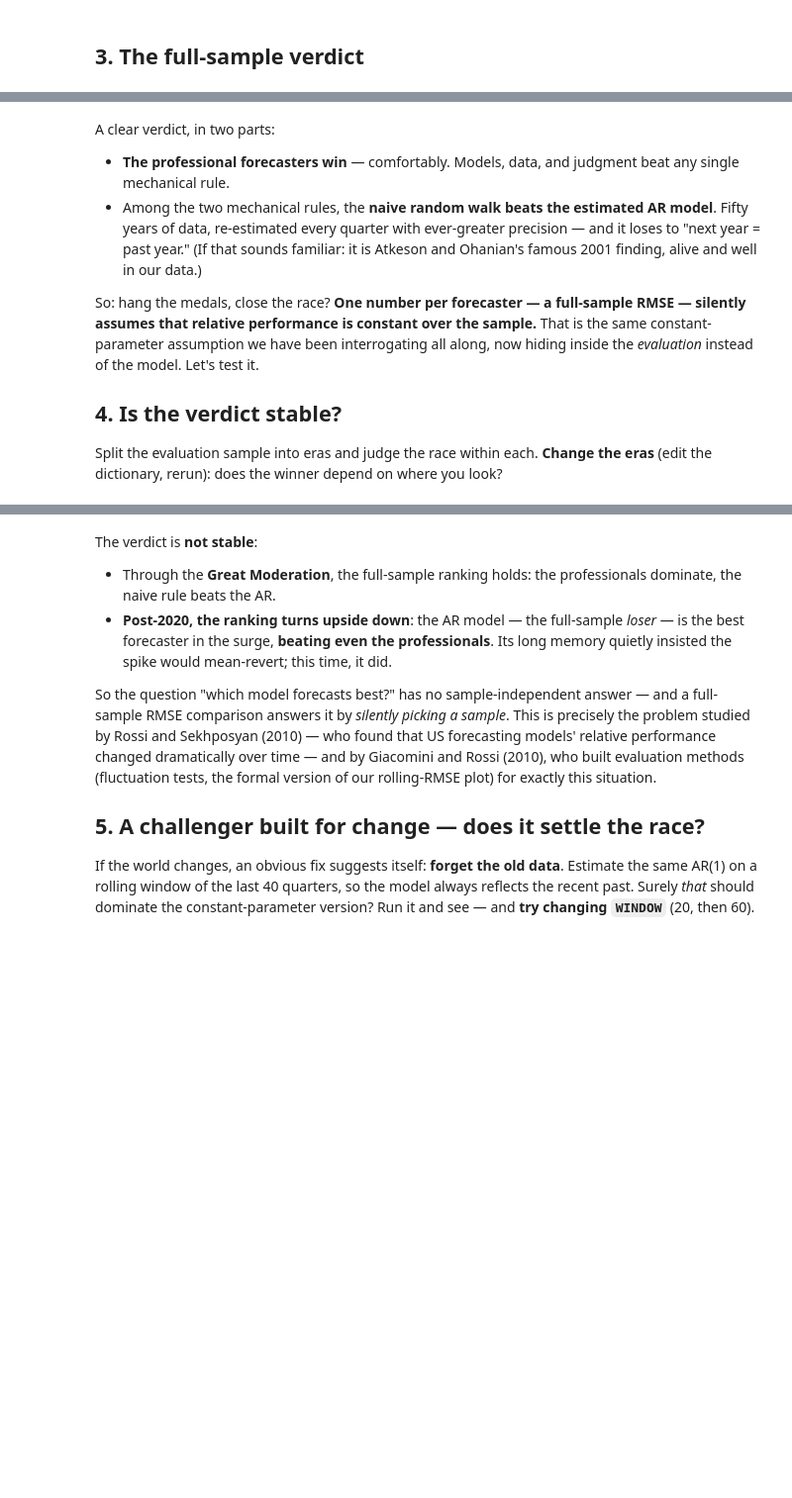
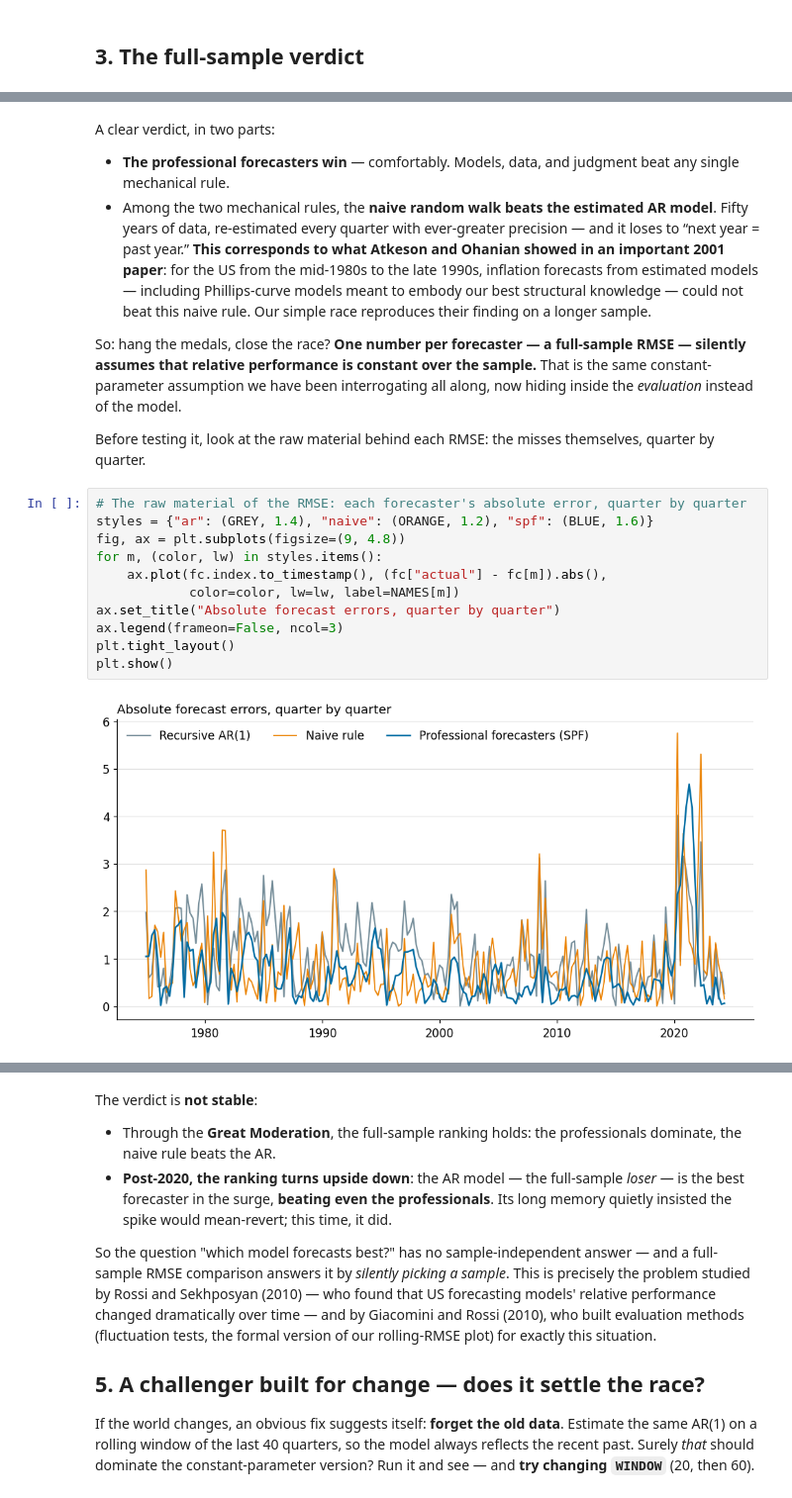
Before and after one commit to mortentabor/structural-change-seminar, a Jupyter notebook: notebooks/07-forecasting-horserace.ipynb, the cells around one changed output, grey strips where cells are left out. Shown at 99% size. Drawn from its saved outputs; the diff is of its cells as text; blank space fills up the shorter version.

```diff
--- a/notebooks/07-forecasting-horserace.ipynb
+++ b/notebooks/07-forecasting-horserace.ipynb
@@ -107,10 +118,21 @@ Name: RMSE, full sample, dtype: float64
 A clear verdict, in two parts:
 
 - **The professional forecasters win** — comfortably. Models, data, and judgment beat any single mechanical rule.
-- Among the two mechanical rules, the **naive random walk beats the estimated AR model**. Fifty years of data, re-estimated every quarter with ever-greater precision — and it loses to "next year = past year." (If that sounds familiar: it is Atkeson and Ohanian's famous 2001 finding, alive and well in our data.)
+- Among the two mechanical rules, the **naive random walk beats the estimated AR model**. Fifty years of data, re-estimated every quarter with ever-greater precision — and it loses to “next year = past year.” **This corresponds to what Atkeson and Ohanian showed in an important 2001 paper**: for the US from the mid-1980s to the late 1990s, inflation forecasts from estimated models — including Phillips-curve models meant to embody our best structural knowledge — could not beat this naive rule. Our simple race reproduces their finding on a longer sample.
 
-So: hang the medals, close the race? **One number per forecaster — a full-sample RMSE — silently assumes that relative performance is constant over the sample.** That is the same constant-parameter assumption we have been interrogating all along, now hiding inside the *evaluation* instead of the model. Let's test it.
+So: hang the medals, close the race? **One number per forecaster — a full-sample RMSE — silently assumes that relative performance is constant over the sample.** That is the same constant-parameter assumption we have been interrogating all along, now hiding inside the *evaluation* instead of the model.
 
-## 4. Is the verdict stable?
-
-Split the evaluation sample into eras and judge the race within each. **Change the eras** (edit the dictionary, rerun): does the winner depend on where you look?
+Before testing it, look at the raw material behind each RMSE: the misses themselves, quarter by quarter.
+# %%
+# The raw material of the RMSE: each forecaster's absolute error, quarter by quarter
+styles = {"ar": (GREY, 1.4), "naive": (ORANGE, 1.2), "spf": (BLUE, 1.6)}
+fig, ax = plt.subplots(figsize=(9, 4.8))
+for m, (color, lw) in styles.items():
+    ax.plot(fc.index.to_timestamp(), (fc["actual"] - fc[m]).abs(),
+            color=color, lw=lw, label=NAMES[m])
+ax.set_title("Absolute forecast errors, quarter by quarter")
+ax.legend(frameon=False, ncol=3)
+plt.tight_layout()
+plt.show()
+# %% [output]
+[figure, added]
```
Also changed, not shown: parts of 8 cells of this notebook.
